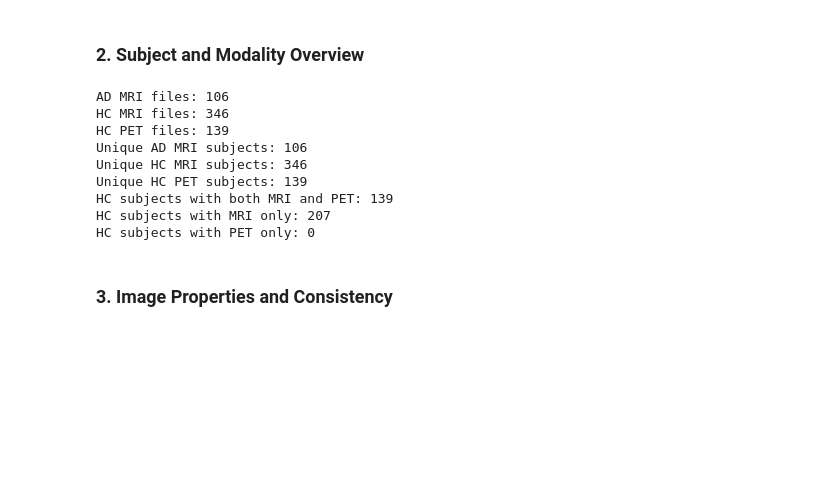
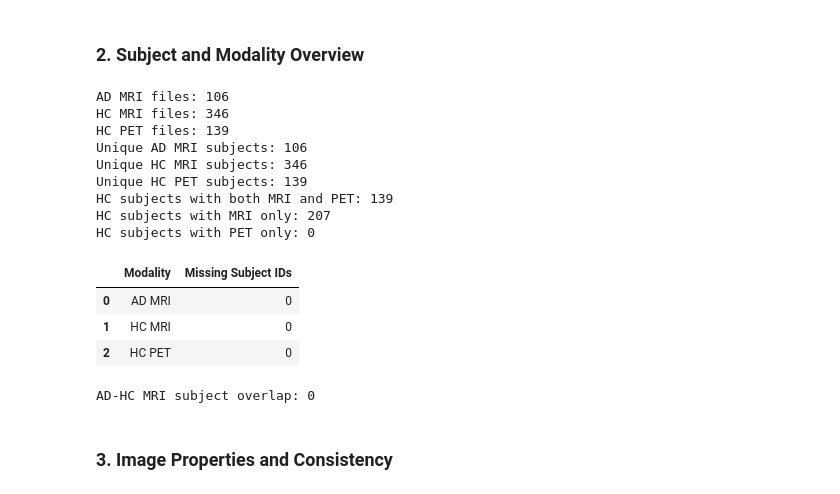
Before and after one commit to AnyUnimib/Medical_Imaging_Project, a Jupyter notebook: ADNI.ipynb, the cells around one changed output. Saved outputs shown, nothing was run; the diff lists cells and outputs as text; code cells hidden in the pictures; blank space fills up the shorter version.

```diff
--- a/ADNI.ipynb
+++ b/ADNI.ipynb
@@ -56,33 +58,54 @@ def extract_subject_id(filename):
     return match.group(1) if match else None
 
 # Extract subject IDs for AD MRI, HC MRI and HC PET
 ad_mri_subject_ids = [extract_subject_id(f) for f in ad_mri_files]
 hc_mri_subject_ids = [extract_subject_id(f) for f in hc_mri_files]
 hc_pet_subject_ids = [extract_subject_id(f) for f in hc_pet_files]
 
 print("Unique AD MRI subjects:", len(set(ad_mri_subject_ids)))
 print("Unique HC MRI subjects:", len(set(hc_mri_subject_ids)))
 print("Unique HC PET subjects:", len(set(hc_pet_subject_ids)))
 
 # Compare MRI and PET subject availability in HC
 hc_mri_subject_set = set(hc_mri_subject_ids)
 hc_pet_subject_set = set(hc_pet_subject_ids)
 
 pet_with_mri = hc_pet_subject_set.intersection(hc_mri_subject_set)
 
 print("HC subjects with both MRI and PET:", len(pet_with_mri))
 print("HC subjects with MRI only:", len(hc_mri_subject_set - hc_pet_subject_set))
 print("HC subjects with PET only:", len(hc_pet_subject_set - hc_mri_subject_set))
+
+# Check for missing subject IDs
+missing_subject_ids = {
+    "AD MRI": sum(pd.isna(ad_mri_subject_ids)),
+    "HC MRI": sum(pd.isna(hc_mri_subject_ids)),
+    "HC PET": sum(pd.isna(hc_pet_subject_ids))}
+
+display(pd.DataFrame(list(missing_subject_ids.items()), columns=["Modality", "Missing Subject IDs"]))
+
+# Check for subject ID overlap between AD and HC MRI
+ad_mri_subject_set = set(ad_mri_subject_ids)
+hc_mri_subject_set = set(hc_mri_subject_ids)
+
+ad_hc_overlap = ad_mri_subject_set.intersection(hc_mri_subject_set)
+
+print("AD-HC MRI subject overlap:", len(ad_hc_overlap))
 # %% [output]
 AD MRI files: 106
 HC MRI files: 346
 HC PET files: 139
 Unique AD MRI subjects: 106
 Unique HC MRI subjects: 346
 Unique HC PET subjects: 139
 HC subjects with both MRI and PET: 139
 HC subjects with MRI only: 207
 HC subjects with PET only: 0
+|  | Modality | Missing Subject IDs |
+| 0 | AD MRI | 0 |
+| 1 | HC MRI | 0 |
+| 2 | HC PET | 0 |
+AD-HC MRI subject overlap: 0
 # %% [markdown]
 ### 3. Image Properties and Consistency
 # %%
```
Also changed, not shown: parts of 13 cells of this notebook.
